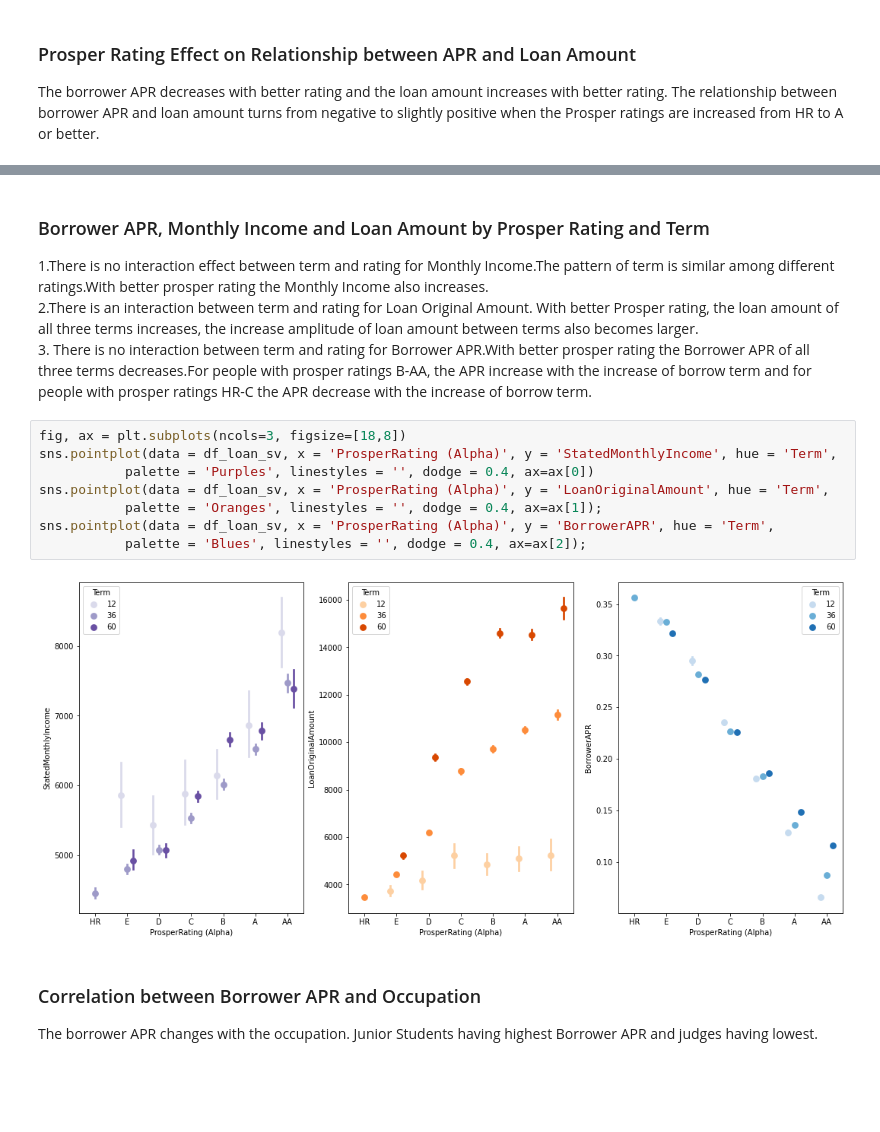
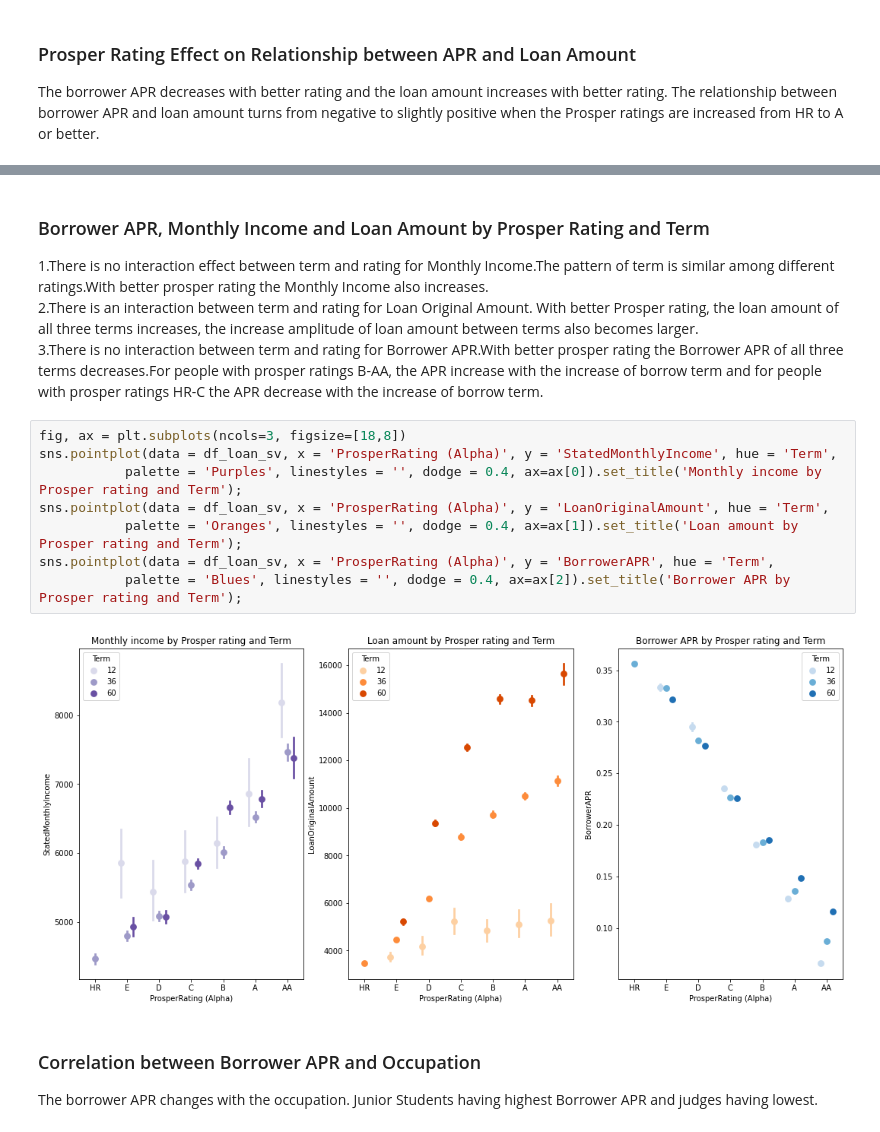
Before and after one commit to Dari94/Analyze-Loan-Data, a Jupyter notebook: slide_deck.ipynb, the cells around one changed output, grey strips where cells are left out. Drawn from its saved outputs; the diff is of its cells as text; blank space fills up the shorter version.

```diff
--- a/slide_deck.ipynb
+++ b/slide_deck.ipynb
@@ -142,17 +128,17 @@ plt.subplots_adjust(top=0.85)
 ### Borrower APR, Monthly Income and Loan Amount by Prosper Rating and Term
 1.There is no interaction effect between term and rating for Monthly Income.The pattern of term is similar among different ratings.With better prosper rating the Monthly Income also increases.<br>
 2.There is an interaction between term and rating for Loan Original Amount. With better Prosper rating, the loan amount of all three terms increases, the increase amplitude of loan amount between terms also becomes larger.<br>
-3. There is no interaction between term and rating for Borrower APR.With better prosper rating the Borrower APR of all three terms decreases.For people with prosper ratings B-AA, the APR increase with the increase of borrow term and for people with prosper ratings HR-C the APR decrease with the increase of borrow term.
+3.There is no interaction between term and rating for Borrower APR.With better prosper rating the Borrower APR of all three terms decreases.For people with prosper ratings B-AA, the APR increase with the increase of borrow term and for people with prosper ratings HR-C the APR decrease with the increase of borrow term.
 # %%
 fig, ax = plt.subplots(ncols=3, figsize=[18,8])
 sns.pointplot(data = df_loan_sv, x = 'ProsperRating (Alpha)', y = 'StatedMonthlyIncome', hue = 'Term',
-           palette = 'Purples', linestyles = '', dodge = 0.4, ax=ax[0])
+           palette = 'Purples', linestyles = '', dodge = 0.4, ax=ax[0]).set_title('Monthly income by Prosper rating and Term');
 sns.pointplot(data = df_loan_sv, x = 'ProsperRating (Alpha)', y = 'LoanOriginalAmount', hue = 'Term',
-           palette = 'Oranges', linestyles = '', dodge = 0.4, ax=ax[1]);
+           palette = 'Oranges', linestyles = '', dodge = 0.4, ax=ax[1]).set_title('Loan amount by Prosper rating and Term');
 sns.pointplot(data = df_loan_sv, x = 'ProsperRating (Alpha)', y = 'BorrowerAPR', hue = 'Term',
-           palette = 'Blues', linestyles = '', dodge = 0.4, ax=ax[2]);
+           palette = 'Blues', linestyles = '', dodge = 0.4, ax=ax[2]).set_title('Borrower APR by Prosper rating and Term');
 # %% [output]
-[figure, old version]
+[figure, new version]
 # %% [markdown]
 ### Correlation between Borrower APR and Occupation
 The borrower APR changes with the occupation. Junior Students having highest Borrower APR and judges having lowest.
```
Also changed, not shown: parts of 11 cells of this notebook, 5 other files.
